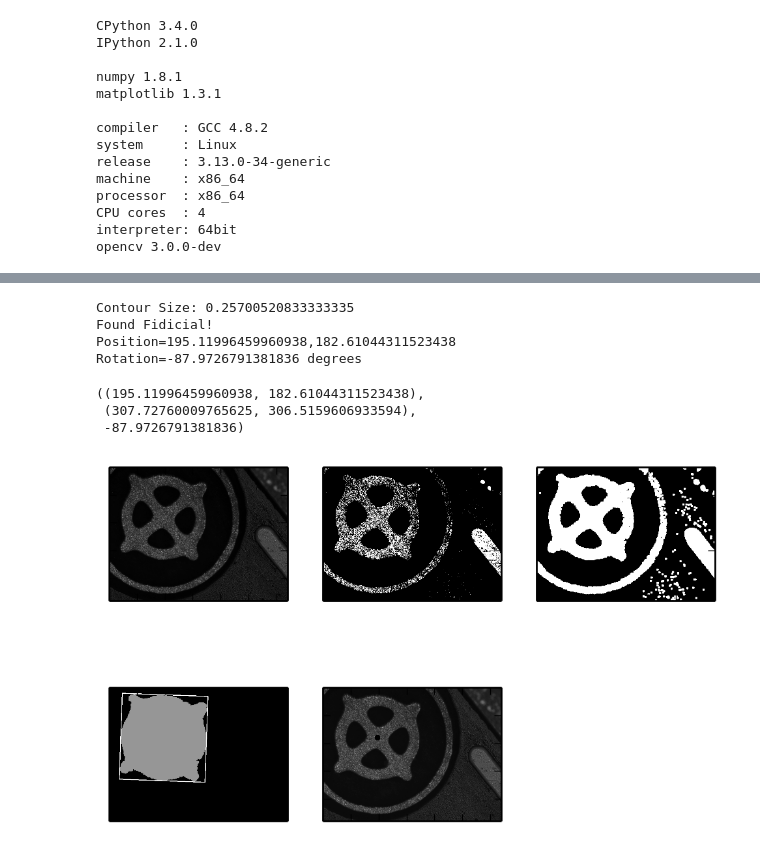
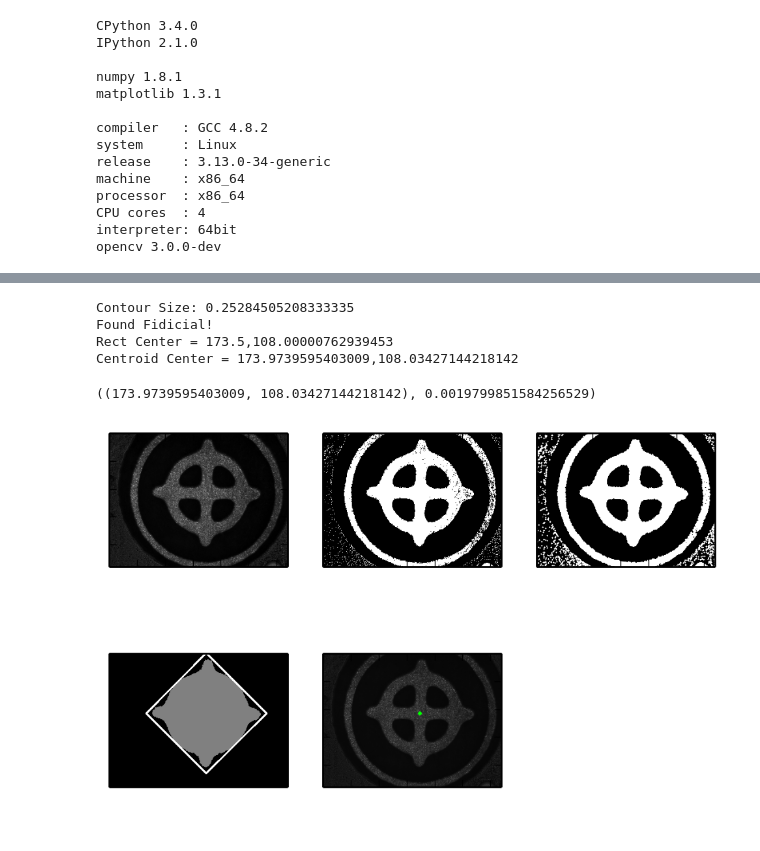
Before and after one commit to egmont7/Small, a Jupyter notebook: Fiducial_Recognition.ipynb, the cells around one changed output, grey strips where cells are left out. Cells and saved outputs as stored; diff of their text form; code cells hidden in the pictures.

```diff
--- a/Fiducial_Recognition.ipynb
+++ b/Fiducial_Recognition.ipynb
@@ -109,11 +135,9 @@ Rotation=-47.862403869628906 degrees
-# %%
-getFiducial("data/HDIV3_fiducial6.png", 40, 8, 0.23, 0.26)
-# %% [output]
-Contour Size: 0.25700520833333335
-Found Fidicial!
-Position=195.11996459960938,182.61044311523438
-Rotation=-87.9726791381836 degrees
-((195.11996459960938, 182.61044311523438),
- (307.72760009765625, 306.5159606933594),
- -87.9726791381836)
-[figure, removed]
+# %%
+getFiducial("/home/caleb/Sources/Fiducial_Recognition/data/HDIV3_fiducial.png", 3, .23, .26, 8, 2)
+# %% [output]
+Contour Size: 0.25284505208333335
+Found Fidicial!
+Rect Center = 173.5,108.00000762939453
+Centroid Center = 173.9739595403009,108.03427144218142
+((173.9739595403009, 108.03427144218142), 0.0019799851584256529)
+[figure, added]
```
Also changed, not shown: parts of 4 cells of this notebook.
